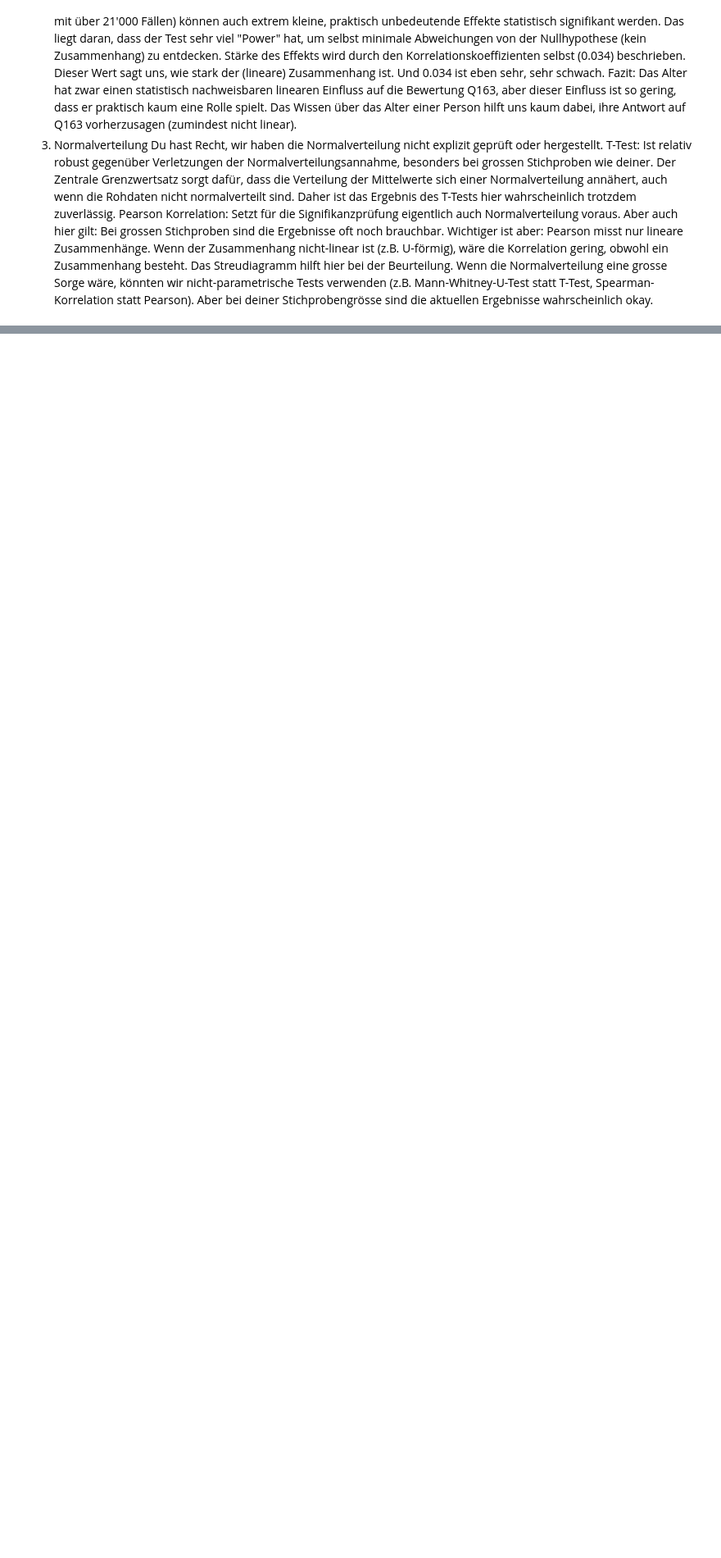
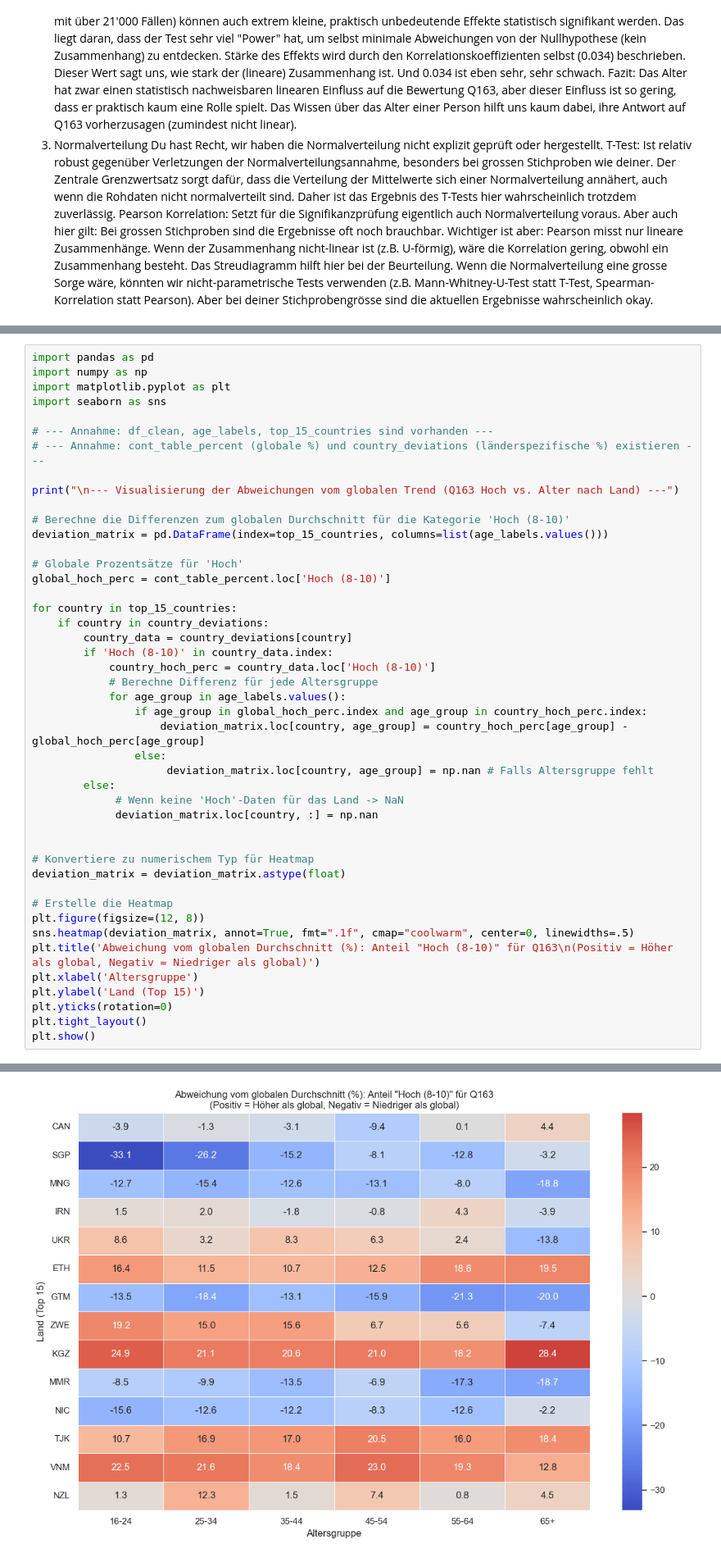
Before and after one commit to TobiasMaissen/cas_statistik_davi, a Jupyter notebook: statistik.ipynb, the cells around one changed output, grey strips where cells are left out. Shown at 82% size. Saved outputs shown, nothing was run; the diff lists cells and outputs as text; blank space fills up the shorter version.

```diff
--- a/statistik.ipynb
+++ b/statistik.ipynb
@@ -963,0 +1242,46 @@ Wenn die Normalverteilung eine grosse Sorge wäre, könnten wir nicht-parametris
+# %%
+import pandas as pd
+import numpy as np
+import matplotlib.pyplot as plt
+import seaborn as sns
+
+# --- Annahme: df_clean, age_labels, top_15_countries sind vorhanden ---
+# --- Annahme: cont_table_percent (globale %) und country_deviations (länderspezifische %) existieren ---
+
+print("\n--- Visualisierung der Abweichungen vom globalen Trend (Q163 Hoch vs. Alter nach Land) ---")
+
+# Berechne die Differenzen zum globalen Durchschnitt für die Kategorie 'Hoch (8-10)'
+deviation_matrix = pd.DataFrame(index=top_15_countries, columns=list(age_labels.values()))
+
+# Globale Prozentsätze für 'Hoch'
+global_hoch_perc = cont_table_percent.loc['Hoch (8-10)']
+
+for country in top_15_countries:
+    if country in country_deviations:
+        country_data = country_deviations[country]
+        if 'Hoch (8-10)' in country_data.index:
+            country_hoch_perc = country_data.loc['Hoch (8-10)']
+            # Berechne Differenz für jede Altersgruppe
+            for age_group in age_labels.values():
+                if age_group in global_hoch_perc.index and age_group in country_hoch_perc.index:
+                    deviation_matrix.loc[country, age_group] = country_hoch_perc[age_group] - global_hoch_perc[age_group]
+                else:
+                     deviation_matrix.loc[country, age_group] = np.nan # Falls Altersgruppe fehlt
+        else:
+             # Wenn keine 'Hoch'-Daten für das Land -> NaN
+             deviation_matrix.loc[country, :] = np.nan
+
+
+# Konvertiere zu numerischem Typ für Heatmap
+deviation_matrix = deviation_matrix.astype(float)
+
+# Erstelle die Heatmap
+plt.figure(figsize=(12, 8))
+sns.heatmap(deviation_matrix, annot=True, fmt=".1f", cmap="coolwarm", center=0, linewidths=.5)
+plt.title('Abweichung vom globalen Durchschnitt (%): Anteil "Hoch (8-10)" für Q163\n(Positiv = Höher als global, Negativ = Niedriger als global)')
+plt.xlabel('Altersgruppe')
+plt.ylabel('Land (Top 15)')
+plt.yticks(rotation=0)
+plt.tight_layout()
+plt.show()
+# %% [output]
@@ -963,0 +1289 @@ Wenn die Normalverteilung eine grosse Sorge wäre, könnten wir nicht-parametris
+[figure, added]
```
Also changed, not shown: parts of 24 cells of this notebook.
